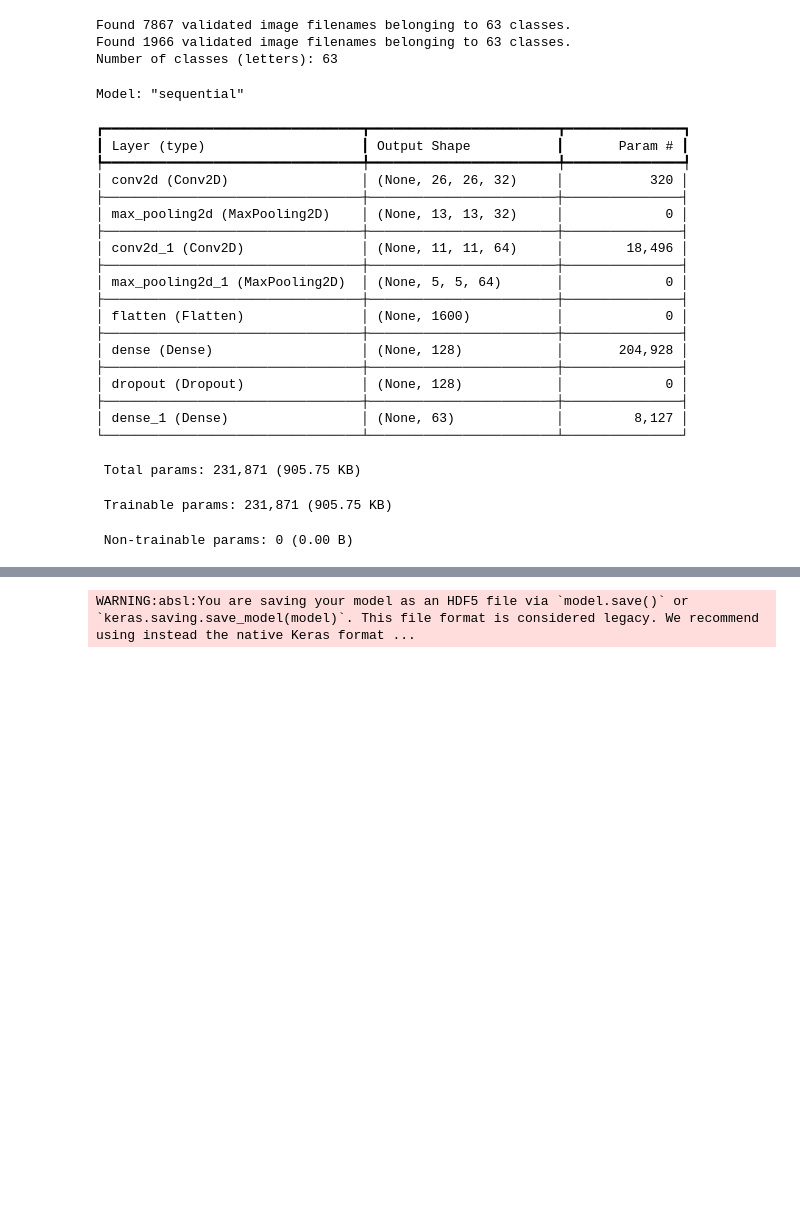
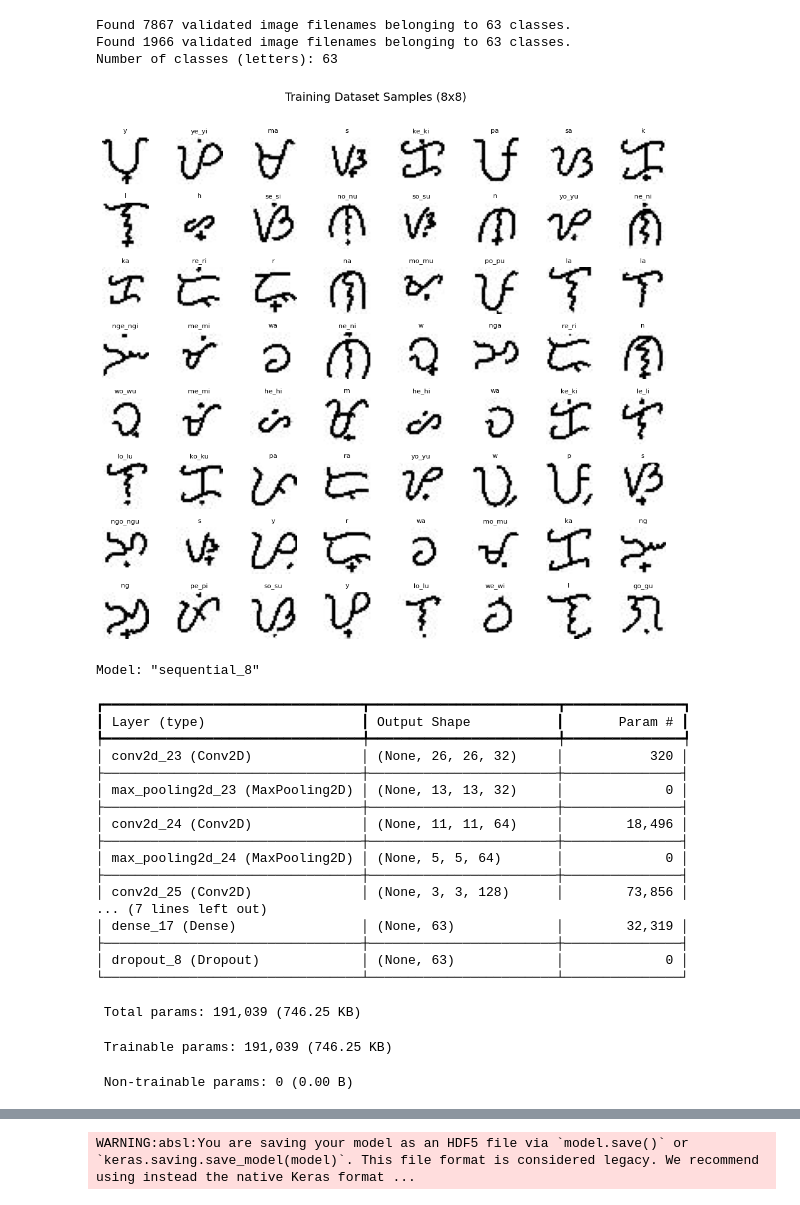
Before and after one commit to captainpandamonkey5/ML_Baybayin, a Jupyter notebook: AmongUsNotebook.ipynb, the cells around one changed output, grey strips where cells are left out. Cells and saved outputs as stored; diff of their text form; code cells hidden in the pictures; blank space fills up the shorter version.

```diff
--- a/AmongUsNotebook.ipynb
+++ b/AmongUsNotebook.ipynb
@@ -48,6 +48,36 @@ print(f"Number of classes (letters): {num_classes}")
 Found 7867 validated image filenames belonging to 63 classes.
 Found 1966 validated image filenames belonging to 63 classes.
 Number of classes (letters): 63
+# %%
+fig, axes = plt.subplots(8, 8, figsize=(10, 10))
+fig.tight_layout(pad=0.13, rect=[0, 0.03, 1, 0.91])
+
+fig.canvas.toolbar_visible = False
+fig.canvas.header_visible = False
+fig.canvas.footer_visible = False
+
+# Create a reverse lookup for class indices
+labels = {v: k for k, v in train_generator.class_indices.items()}
+
+for i, ax in enumerate(axes.flat):
+    # Get a batch from the generator
+    batch_images, batch_labels = next(train_generator)
+
+    # Pick a random image from the batch
+    rand_img_idx = np.random.randint(0, batch_images.shape[0])
+
+    image = batch_images[rand_img_idx].reshape((28, 28))
+    label_index = np.argmax(batch_labels[rand_img_idx])
+    label = labels[label_index]
+
+    ax.imshow(image, cmap='gray')
+    ax.set_title(label, fontsize=8)
+    ax.set_axis_off()
+
+fig.suptitle("Training Dataset Samples (8x8)", fontsize=14)
+plt.show()
+# %% [output]
+[figure, added]
 # %%
 
 model = Sequential([
@@ -56,37 +86,37 @@ model = Sequential([
     MaxPooling2D(2,2),
     Conv2D(64, (3,3), activation='relu'),
     MaxPooling2D(2,2),
+    Conv2D(128, (3,3), activation='relu'),
+    MaxPooling2D(2,2),
     Flatten(),
-    Dense(128, activation='relu'),
-    Dropout(0.5),
+    Dense(512, activation='relu'),
     Dense(num_classes, activation='softmax'),
+    Dropout(0.8),
 ])
 
 model.compile(optimizer='adam', loss='categorical_crossentropy', metrics=['accuracy'])
 model.summary()
 # %% [output]
-Model: "sequential"
+Model: "sequential_8"
 ┏━━━━━━━━━━━━━━━━━━━━━━━━━━━━━━━━━┳━━━━━━━━━━━━━━━━━━━━━━━━┳━━━━━━━━━━━━━━━┓
 ┃ Layer (type)                    ┃ Output Shape           ┃       Param # ┃
 ┡━━━━━━━━━━━━━━━━━━━━━━━━━━━━━━━━━╇━━━━━━━━━━━━━━━━━━━━━━━━╇━━━━━━━━━━━━━━━┩
-│ conv2d (Conv2D)                 │ (None, 26, 26, 32)     │           320 │
+│ conv2d_23 (Conv2D)              │ (None, 26, 26, 32)     │           320 │
 ├─────────────────────────────────┼────────────────────────┼───────────────┤
-│ max_pooling2d (MaxPooling2D)    │ (None, 13, 13, 32)     │             0 │
+│ max_pooling2d_23 (MaxPooling2D) │ (None, 13, 13, 32)     │             0 │
 ├─────────────────────────────────┼────────────────────────┼───────────────┤
-│ conv2d_1 (Conv2D)               │ (None, 11, 11, 64)     │        18,496 │
+│ conv2d_24 (Conv2D)              │ (None, 11, 11, 64)     │        18,496 │
 ├─────────────────────────────────┼────────────────────────┼───────────────┤
-│ max_pooling2d_1 (MaxPooling2D)  │ (None, 5, 5, 64)       │             0 │
+│ max_pooling2d_24 (MaxPooling2D) │ (None, 5, 5, 64)       │             0 │
 ├─────────────────────────────────┼────────────────────────┼───────────────┤
-│ flatten (Flatten)               │ (None, 1600)           │             0 │
+│ conv2d_25 (Conv2D)              │ (None, 3, 3, 128)      │        73,856 │
+... (7 lines left out)
+│ dense_17 (Dense)                │ (None, 63)             │        32,319 │
 ├─────────────────────────────────┼────────────────────────┼───────────────┤
-│ dense (Dense)                   │ (None, 128)            │       204,928 │
-├─────────────────────────────────┼────────────────────────┼───────────────┤
-│ dropout (Dropout)               │ (None, 128)            │             0 │
-├─────────────────────────────────┼────────────────────────┼───────────────┤
-│ dense_1 (Dense)                 │ (None, 63)             │         8,127 │
+│ dropout_8 (Dropout)             │ (None, 63)             │             0 │
 └─────────────────────────────────┴────────────────────────┴───────────────┘
- Total params: 231,871 (905.75 KB)
+ Total params: 191,039 (746.25 KB)
- Trainable params: 231,871 (905.75 KB)
+ Trainable params: 191,039 (746.25 KB)
  Non-trainable params: 0 (0.00 B)
 # %%
 history = model.fit(
```
Also changed, not shown: parts of 4 cells of this notebook, 13 other files.
